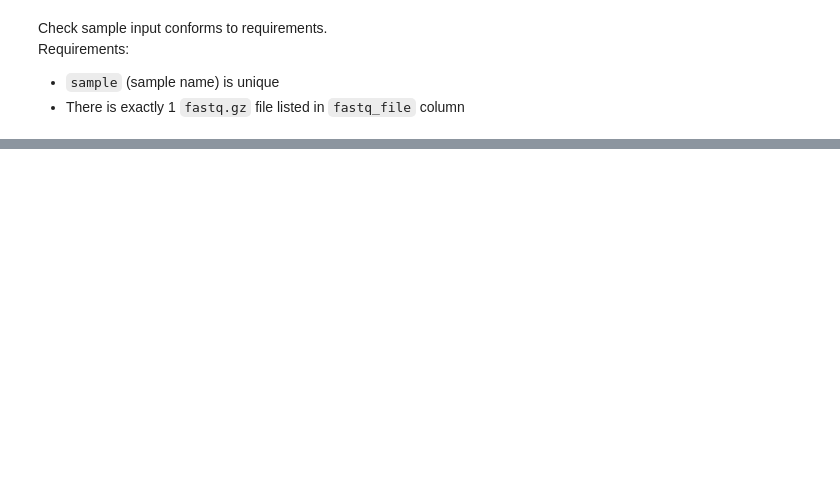
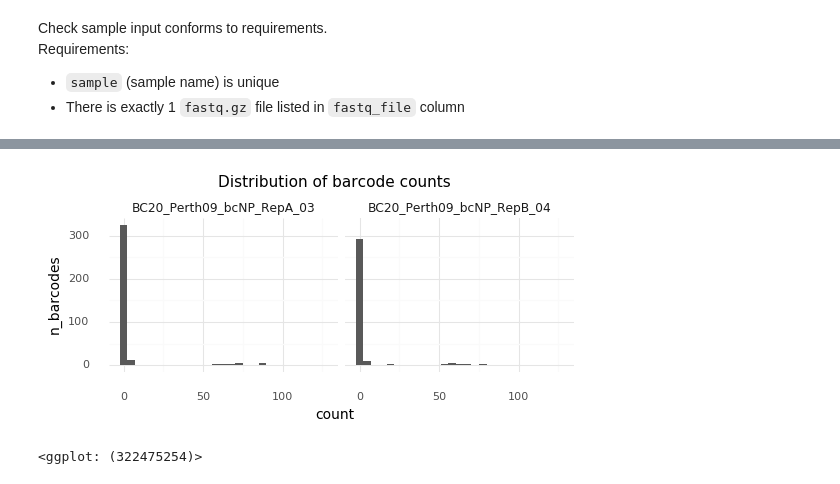
Before and after one commit to dbacsik/spikein_barcode_parser, a Jupyter notebook: bc_parser.py.ipynb, the cells around one changed output, grey strips where cells are left out. Cells and saved outputs as stored; diff of their text form; code cells hidden in the pictures; blank space fills up the shorter version.

```diff
--- a/bc_parser.py.ipynb
+++ b/bc_parser.py.ipynb
@@ -60,0 +214,20 @@ Search parameters are:
+# %%
+barcode_distribution = (
+    p9.ggplot(bc_counts.query('barcode != "failed_parse"')) +
+    p9.aes(x='count') +
+    p9.geom_histogram() +
+    p9.facet_grid('~sample') +
+    p9.ggtitle('Distribution of barcode counts') +
+    p9.labs(x='count',
+            y='n_barcodes') +
+    p9.theme(figure_size=(6, 2),
+             plot_title=p9.element_text(size=11),
+             axis_title=p9.element_text(size=10),
+             axis_text_x=p9.element_text(size=8),
+             axis_text_y=p9.element_text(size=8))
+   )
+
+display(barcode_distribution)
+# %% [output]
+[figure, added]
+<ggplot: (322475254)>
```
Also changed, not shown: parts of 17 cells of this notebook, 1 other file.
